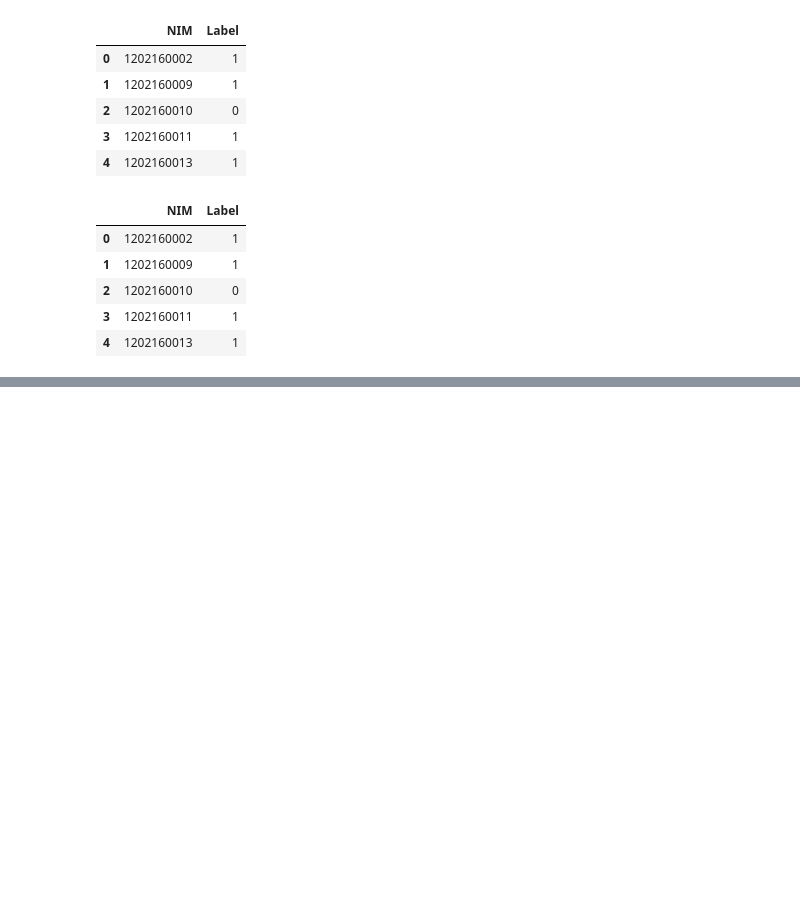
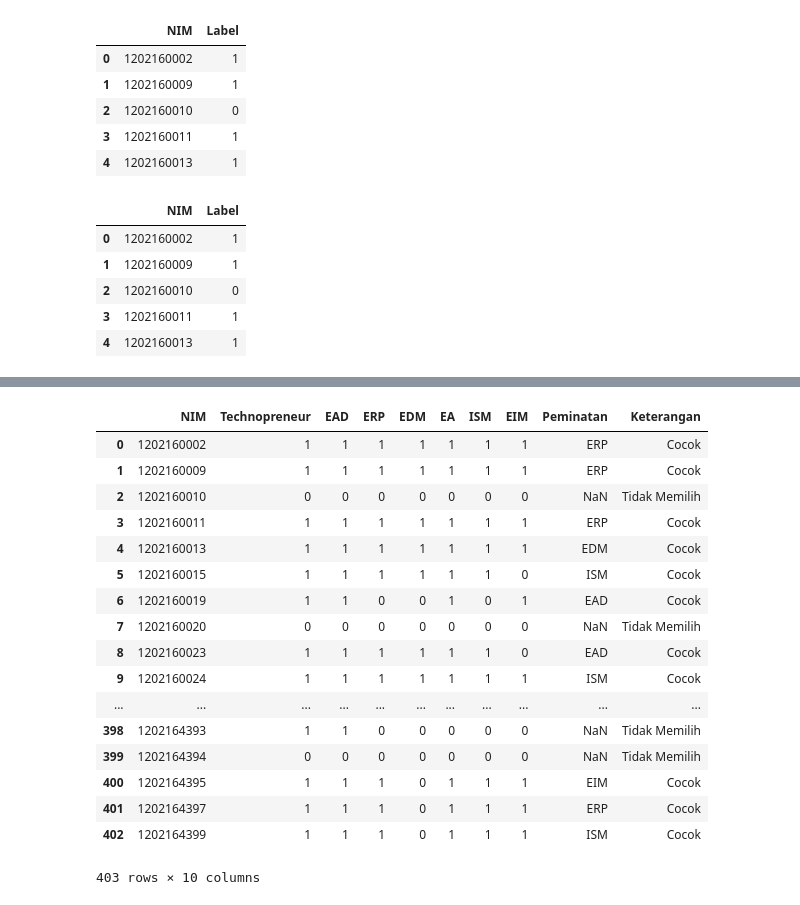
Before and after one commit to zasiem/Pekerti, a Jupyter notebook: Cluster v1.ipynb, the cells around one changed output, grey strips where cells are left out. Cells and saved outputs as stored; diff of their text form; code cells hidden in the pictures; blank space fills up the shorter version.

Commit message:
add: keterangan cocok

```diff
--- a/Cluster v1.ipynb
+++ b/Cluster v1.ipynb
@@ -148,0 +183,62 @@ matriks
+# %%
+isCocok = [0] * len(matriks)
+for index, row in matriks.iterrows():
+    if row['Peminatan'] == 'TECHNO':
+        if row['Technopreneur'] == 1 :
+            isCocok[index] = "Cocok"
+        else :
+            isCocok[index] = "Tidak Cocok"
+    elif row['Peminatan'] == 'EAD':
+        if row['EAD'] == 1 :
+            isCocok[index] = "Cocok"
+        else :
+            isCocok[index] = "Tidak Cocok"
+    elif row['Peminatan'] == 'EDM':
+        if row['EDM'] == 1 :
+            isCocok[index] = "Cocok"
+        else :
+            isCocok[index] = "Tidak Cocok"
+    elif row['Peminatan'] == 'ERP':
+        if row['ERP'] == 1 :
+            isCocok[index] = "Cocok"
+        else :
+            isCocok[index] = "Tidak Cocok"
+    elif row['Peminatan'] == 'EAA' or row['Peminatan'] == 'EA':
+        if row['EA'] == 1 :
+            isCocok[index] = "Cocok"
+        else :
+            isCocok[index] = "Tidak Cocok"
+    elif row['Peminatan'] == 'ISM':
+        if row['ISM'] == 1 :
+            isCocok[index] = "Cocok"
+        else :
+            isCocok[index] = "Tidak Cocok"
+    elif row['Peminatan'] == 'EIM':
+        if row['EIM'] == 1 :
+            isCocok[index] = "Cocok"
+        else :
+            isCocok[index] = "Tidak Cocok"
+    else :
+        isCocok[index] = "Tidak Memilih"
+# %%
+matriks['Keterangan'] = isCocok
+matriks.iloc
+# %% [output]
+|  | NIM | Technopreneur | EAD | ERP | EDM | EA | ISM | EIM | Peminatan | Keterangan |
+| 0 | 1202160002 | 1 | 1 | 1 | 1 | 1 | 1 | 1 | ERP | Cocok |
+| 1 | 1202160009 | 1 | 1 | 1 | 1 | 1 | 1 | 1 | ERP | Cocok |
+| 2 | 1202160010 | 0 | 0 | 0 | 0 | 0 | 0 | 0 | NaN | Tidak Memilih |
+| 3 | 1202160011 | 1 | 1 | 1 | 1 | 1 | 1 | 1 | ERP | Cocok |
+| 4 | 1202160013 | 1 | 1 | 1 | 1 | 1 | 1 | 1 | EDM | Cocok |
+| 5 | 1202160015 | 1 | 1 | 1 | 1 | 1 | 1 | 0 | ISM | Cocok |
+| 6 | 1202160019 | 1 | 1 | 0 | 0 | 1 | 0 | 1 | EAD | Cocok |
+| 7 | 1202160020 | 0 | 0 | 0 | 0 | 0 | 0 | 0 | NaN | Tidak Memilih |
+| 8 | 1202160023 | 1 | 1 | 1 | 1 | 1 | 1 | 0 | EAD | Cocok |
+| 9 | 1202160024 | 1 | 1 | 1 | 1 | 1 | 1 | 1 | ISM | Cocok |
+| ... | ... | ... | ... | ... | ... | ... | ... | ... | ... | ... |
+| 398 | 1202164393 | 1 | 1 | 0 | 0 | 0 | 0 | 0 | NaN | Tidak Memilih |
+| 399 | 1202164394 | 0 | 0 | 0 | 0 | 0 | 0 | 0 | NaN | Tidak Memilih |
+| 400 | 1202164395 | 1 | 1 | 1 | 0 | 1 | 1 | 1 | EIM | Cocok |
+| 401 | 1202164397 | 1 | 1 | 1 | 0 | 1 | 1 | 1 | ERP | Cocok |
+| 402 | 1202164399 | 1 | 1 | 1 | 0 | 1 | 1 | 1 | ISM | Cocok |
+403 rows × 10 columns
```
Also changed, not shown: parts of 8 cells of this notebook, 14 other files.
